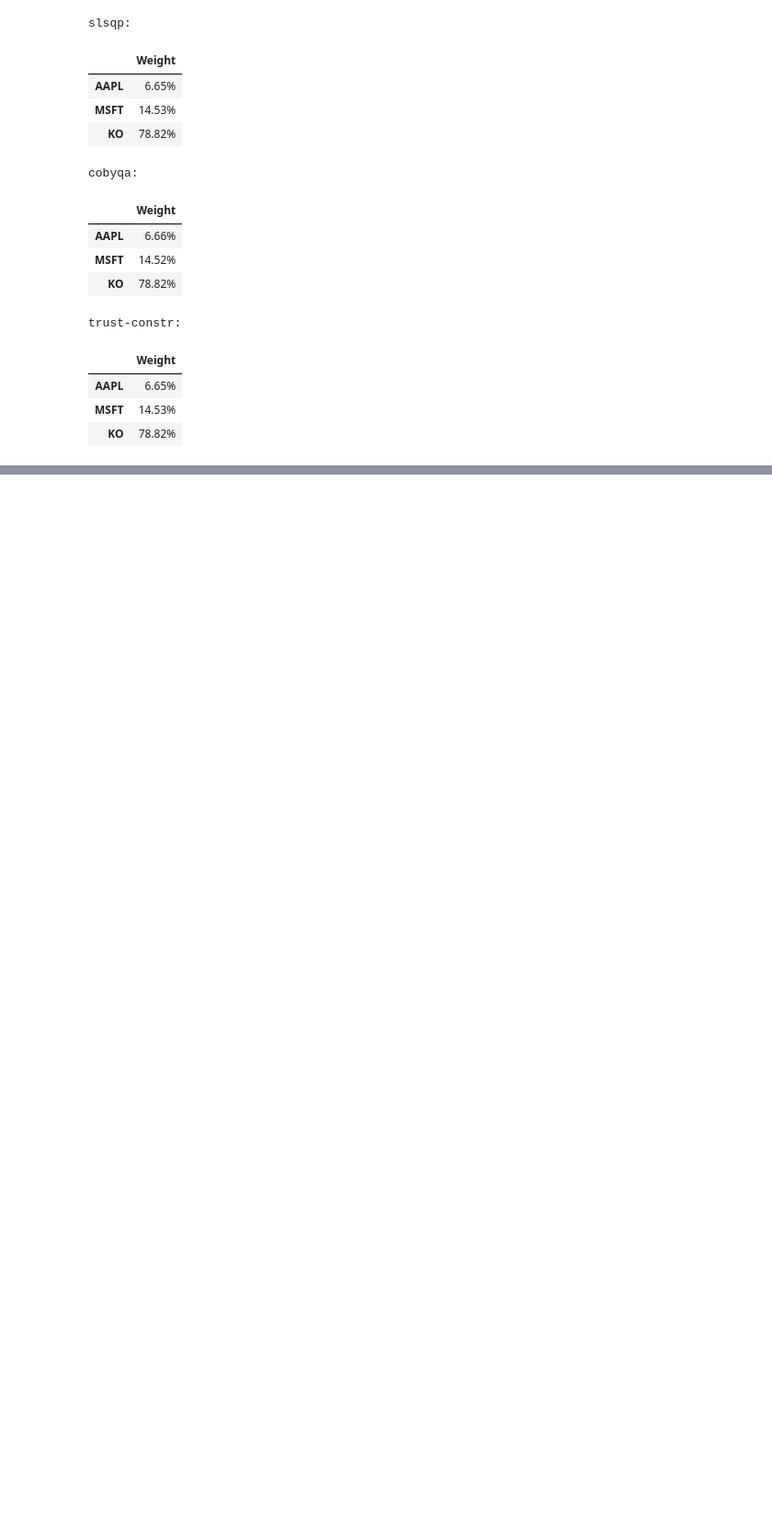
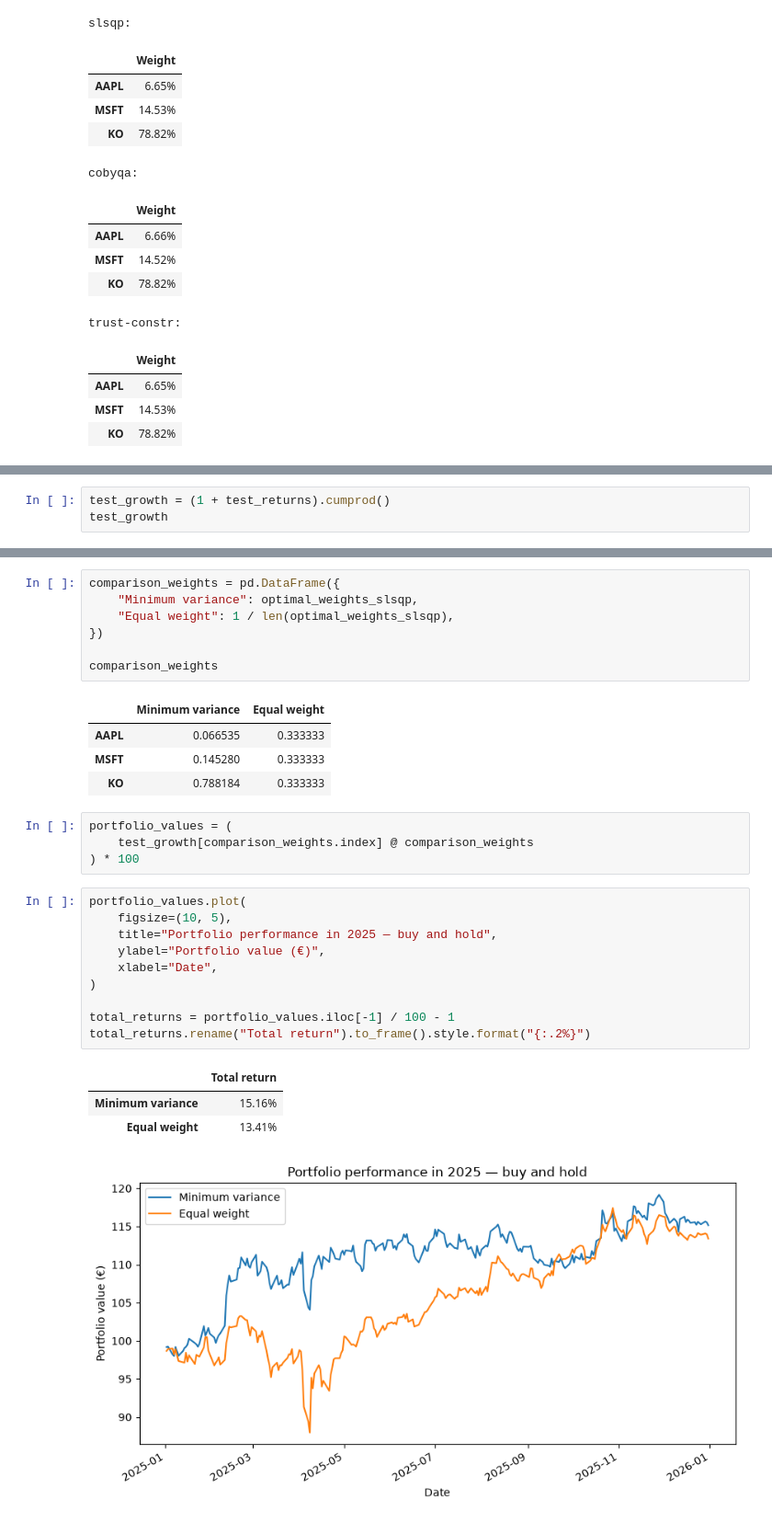
Before and after one commit to dr3gos/portofolio-optimisation, a Jupyter notebook: analysis.ipynb, the cells around one changed output, grey strips where cells are left out. Shown at 92% size. Drawn from its saved outputs; the diff is of its cells as text; blank space fills up the shorter version.

Commit message:
Added out-of-sample portfolio testing with returns, volatility and drawdown comparisons

```diff
--- a/analysis.ipynb
+++ b/analysis.ipynb
@@ -220,0 +242,3 @@ Wanted to try different methods of minimizing, only these three can handle bound
+# %%
+test_growth = (1 + test_returns).cumprod()
+test_growth
@@ -220,0 +260,31 @@ Wanted to try different methods of minimizing, only these three can handle bound
+# %%
+comparison_weights = pd.DataFrame({
+    "Minimum variance": optimal_weights_slsqp,
+    "Equal weight": 1 / len(optimal_weights_slsqp),
+})
+
+comparison_weights
+# %% [output]
+|  | Minimum variance | Equal weight |
+| AAPL | 0.066535 | 0.333333 |
+| MSFT | 0.145280 | 0.333333 |
+| KO | 0.788184 | 0.333333 |
+# %%
+portfolio_values = (
+    test_growth[comparison_weights.index] @ comparison_weights
+) * 100
+# %%
+portfolio_values.plot(
+    figsize=(10, 5),
+    title="Portfolio performance in 2025 — buy and hold",
+    ylabel="Portfolio value (€)",
+    xlabel="Date",
+)
+
+total_returns = portfolio_values.iloc[-1] / 100 - 1
+total_returns.rename("Total return").to_frame().style.format("{:.2%}")
+# %% [output]
+|  | Total return |
+| Minimum variance | 15.16% |
+| Equal weight | 13.41% |
+[figure, added]
```
Also changed, not shown: parts of 8 cells of this notebook.
